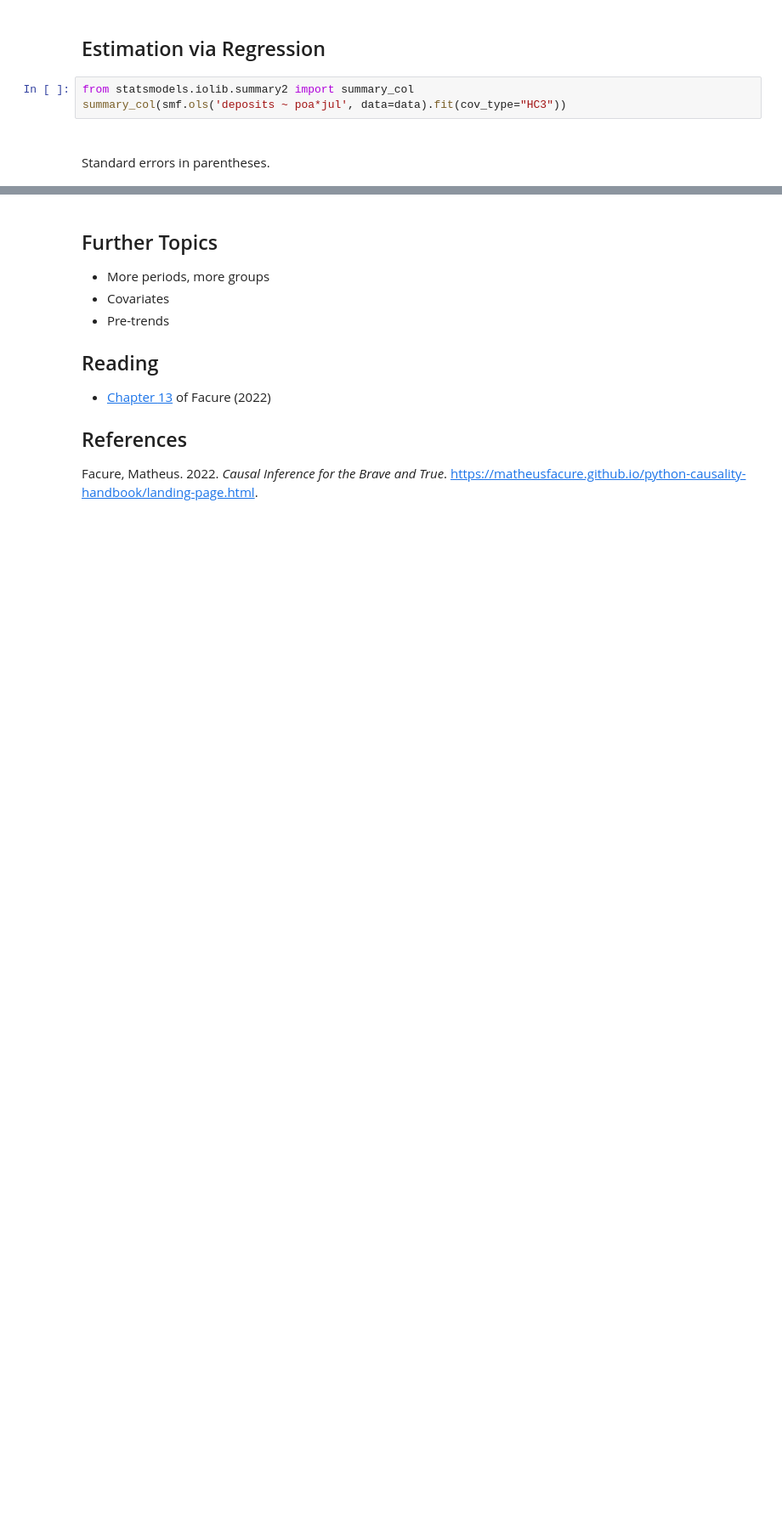
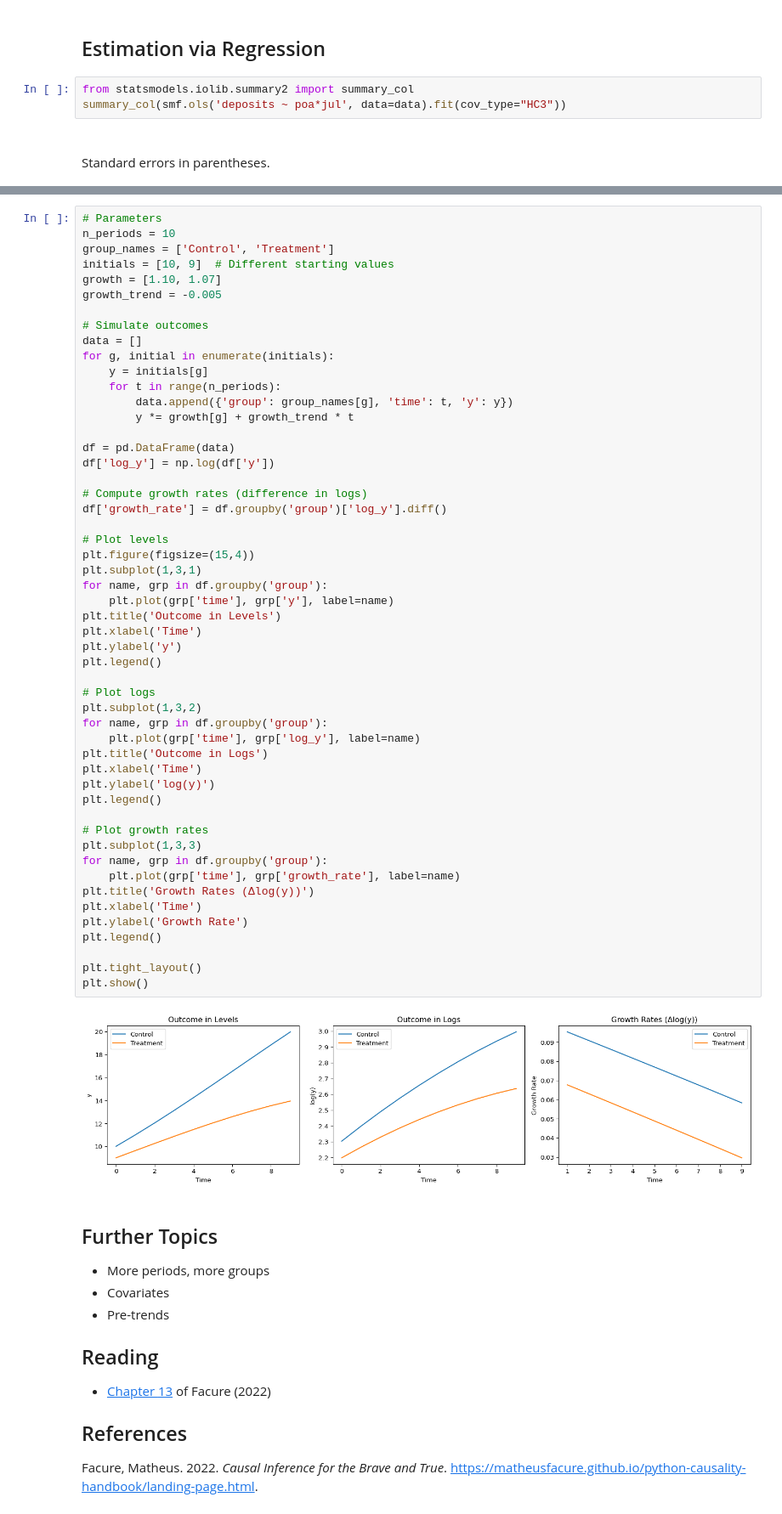
Before and after one commit to ubcecon/ECON526, a Jupyter notebook: lectures/paul/did.ipynb, the cells around one changed output, grey strips where cells are left out. Shown at 85% size. Drawn from its saved outputs; the diff is of its cells as text; blank space fills up the shorter version.

```diff
--- a/lectures/paul/did.ipynb
+++ b/lectures/paul/did.ipynb
@@ -148,3 +212,57 @@ Standard errors in parentheses.
+# %%
+# Parameters
+n_periods = 10
+group_names = ['Control', 'Treatment']
+initials = [10, 9]  # Different starting values
+growth = [1.10, 1.07]
+growth_trend = -0.005
+
+# Simulate outcomes
+data = []
+for g, initial in enumerate(initials):
+    y = initials[g]
+    for t in range(n_periods):
+        data.append({'group': group_names[g], 'time': t, 'y': y})
+        y *= growth[g] + growth_trend * t
+
+df = pd.DataFrame(data)
+df['log_y'] = np.log(df['y'])
+
+# Compute growth rates (difference in logs)
+df['growth_rate'] = df.groupby('group')['log_y'].diff()
+
+# Plot levels
+plt.figure(figsize=(15,4))
+plt.subplot(1,3,1)
+for name, grp in df.groupby('group'):
+    plt.plot(grp['time'], grp['y'], label=name)
+plt.title('Outcome in Levels')
+plt.xlabel('Time')
+plt.ylabel('y')
+plt.legend()
+
+# Plot logs
+plt.subplot(1,3,2)
+for name, grp in df.groupby('group'):
+    plt.plot(grp['time'], grp['log_y'], label=name)
+plt.title('Outcome in Logs')
+plt.xlabel('Time')
+plt.ylabel('log(y)')
+plt.legend()
+
+# Plot growth rates
+plt.subplot(1,3,3)
+for name, grp in df.groupby('group'):
+    plt.plot(grp['time'], grp['growth_rate'], label=name)
+plt.title('Growth Rates (Δlog(y))')
+plt.xlabel('Time')
+plt.ylabel('Growth Rate')
+plt.legend()
+
+plt.tight_layout()
+plt.show()
+# %% [output]
+[figure, added]
 # %% [markdown]
 ## Further Topics
 
```
Also changed, not shown: parts of 5 cells of this notebook, 8 other files.
